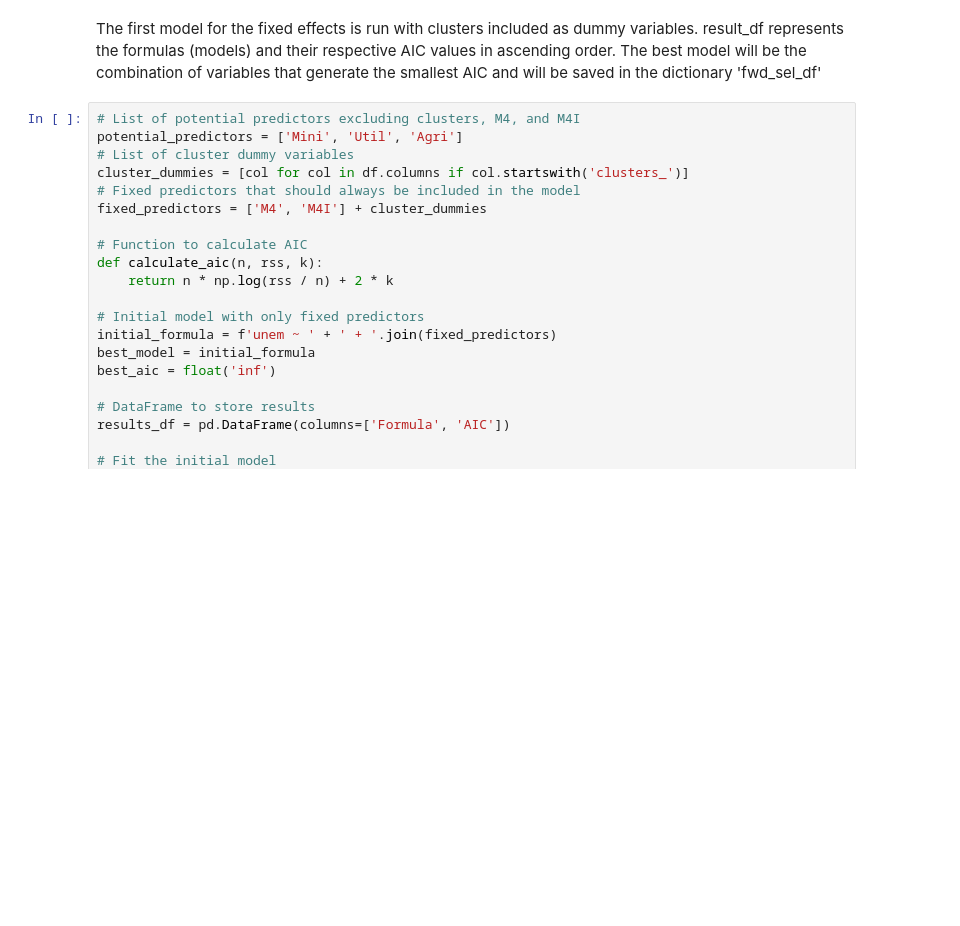
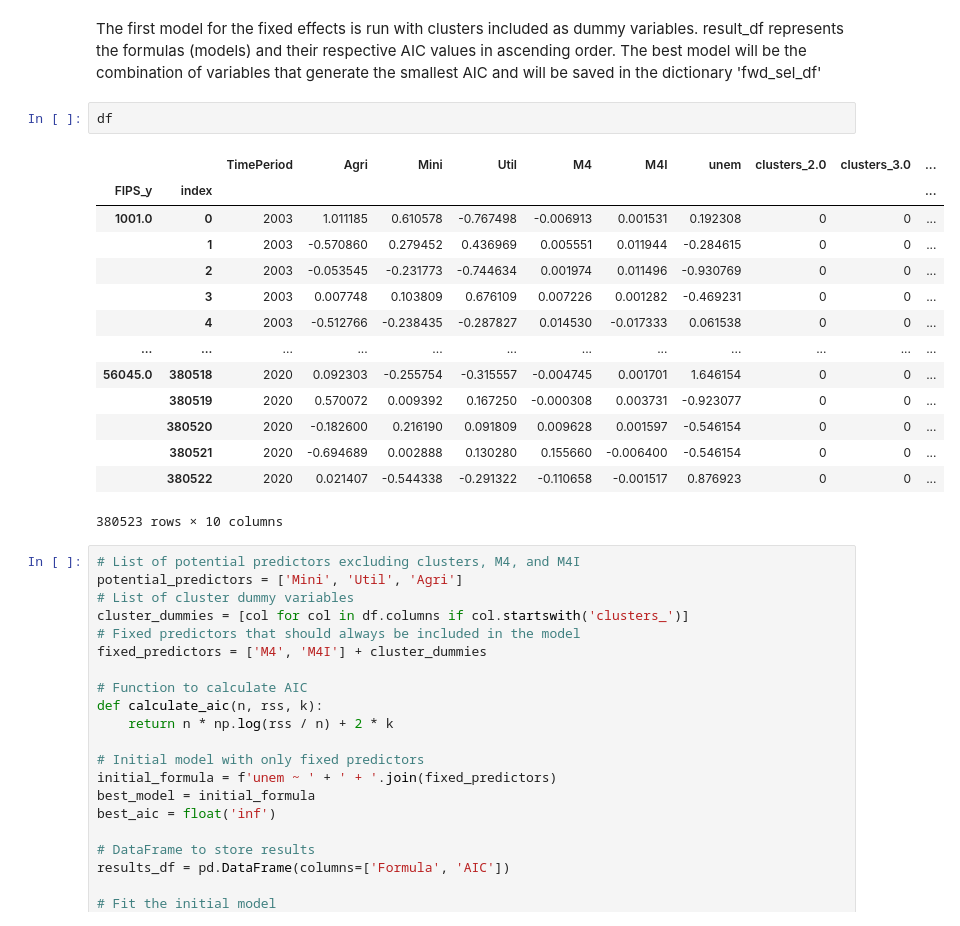
Before and after one commit to abeylystic/AbiodunsProject, a Jupyter notebook: Summer project update/Nominal differenced rates.ipynb, the cells around one changed output. Drawn from its saved outputs; the diff is of its cells as text; blank space fills up the shorter version.

```diff
--- a/Summer project update/Nominal differenced rates.ipynb
+++ b/Summer project update/Nominal differenced rates.ipynb
@@ -1019,6 +1019,23 @@ Create a dictionary to store the chosen (best) models for the various combinatio
 fwd_sel_df = {}
 # %% [markdown]
 The first model for the fixed effects is run with clusters included as dummy variables. result_df represents the formulas (models) and their respective AIC values in ascending order. The best model will be the combination of variables that generate the smallest AIC and will be saved in the dictionary 'fwd_sel_df'
+# %%
+df
+# %% [output]
+|  |  | TimePeriod | Agri | Mini | Util | M4 | M4I | unem | clusters_2.0 | clusters_3.0 | ... |
+| FIPS_y | index |  |  |  |  |  |  |  |  |  | ... |
+| 1001.0 | 0 | 2003 | 1.011185 | 0.610578 | -0.767498 | -0.006913 | 0.001531 | 0.192308 | 0 | 0 | ... |
+|  | 1 | 2003 | -0.570860 | 0.279452 | 0.436969 | 0.005551 | 0.011944 | -0.284615 | 0 | 0 | ... |
+|  | 2 | 2003 | -0.053545 | -0.231773 | -0.744634 | 0.001974 | 0.011496 | -0.930769 | 0 | 0 | ... |
+|  | 3 | 2003 | 0.007748 | 0.103809 | 0.676109 | 0.007226 | 0.001282 | -0.469231 | 0 | 0 | ... |
+|  | 4 | 2003 | -0.512766 | -0.238435 | -0.287827 | 0.014530 | -0.017333 | 0.061538 | 0 | 0 | ... |
+| ... | ... | ... | ... | ... | ... | ... | ... | ... | ... | ... | ... |
+| 56045.0 | 380518 | 2020 | 0.092303 | -0.255754 | -0.315557 | -0.004745 | 0.001701 | 1.646154 | 0 | 0 | ... |
+|  | 380519 | 2020 | 0.570072 | 0.009392 | 0.167250 | -0.000308 | 0.003731 | -0.923077 | 0 | 0 | ... |
+|  | 380520 | 2020 | -0.182600 | 0.216190 | 0.091809 | 0.009628 | 0.001597 | -0.546154 | 0 | 0 | ... |
+|  | 380521 | 2020 | -0.694689 | 0.002888 | 0.130280 | 0.155660 | -0.006400 | -0.546154 | 0 | 0 | ... |
+|  | 380522 | 2020 | 0.021407 | -0.544338 | -0.291322 | -0.110658 | -0.001517 | 0.876923 | 0 | 0 | ... |
+380523 rows × 10 columns
 # %%
 # List of potential predictors excluding clusters, M4, and M4I
 potential_predictors = ['Mini', 'Util', 'Agri']
```
Also changed, not shown: 10 other files.
